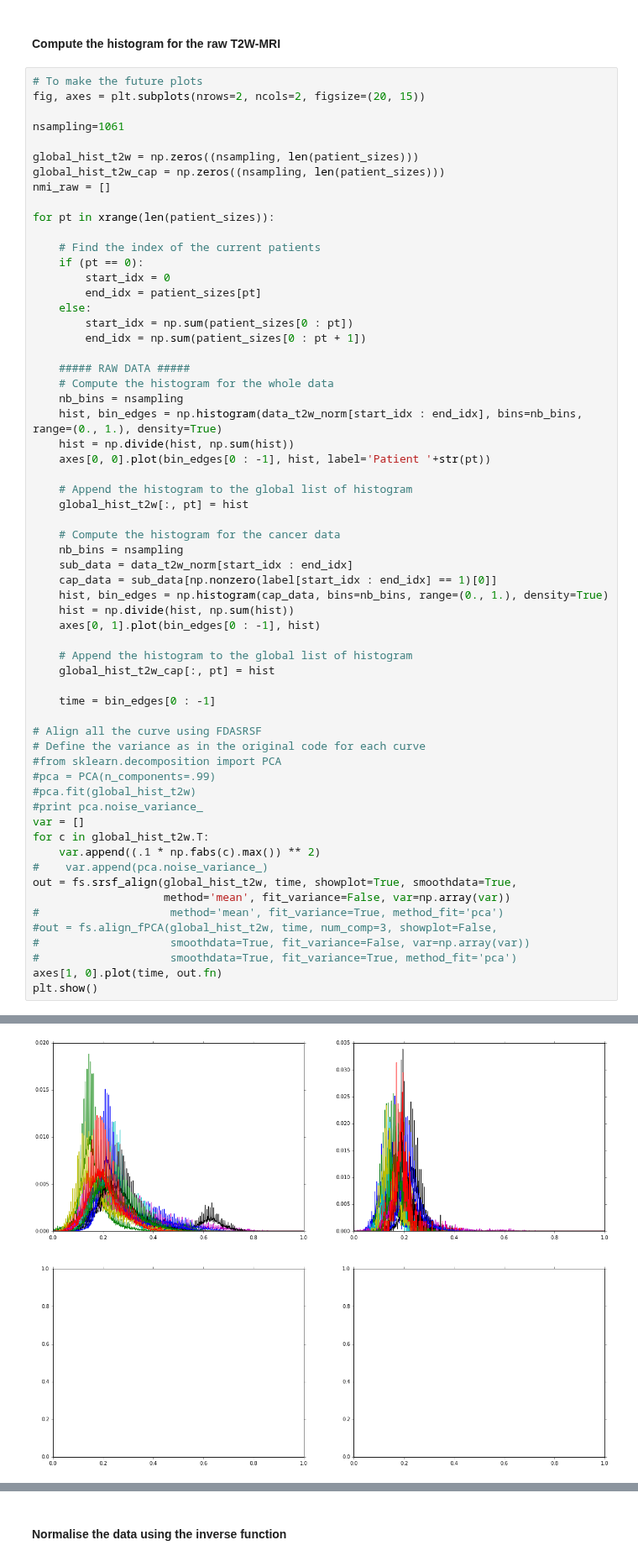
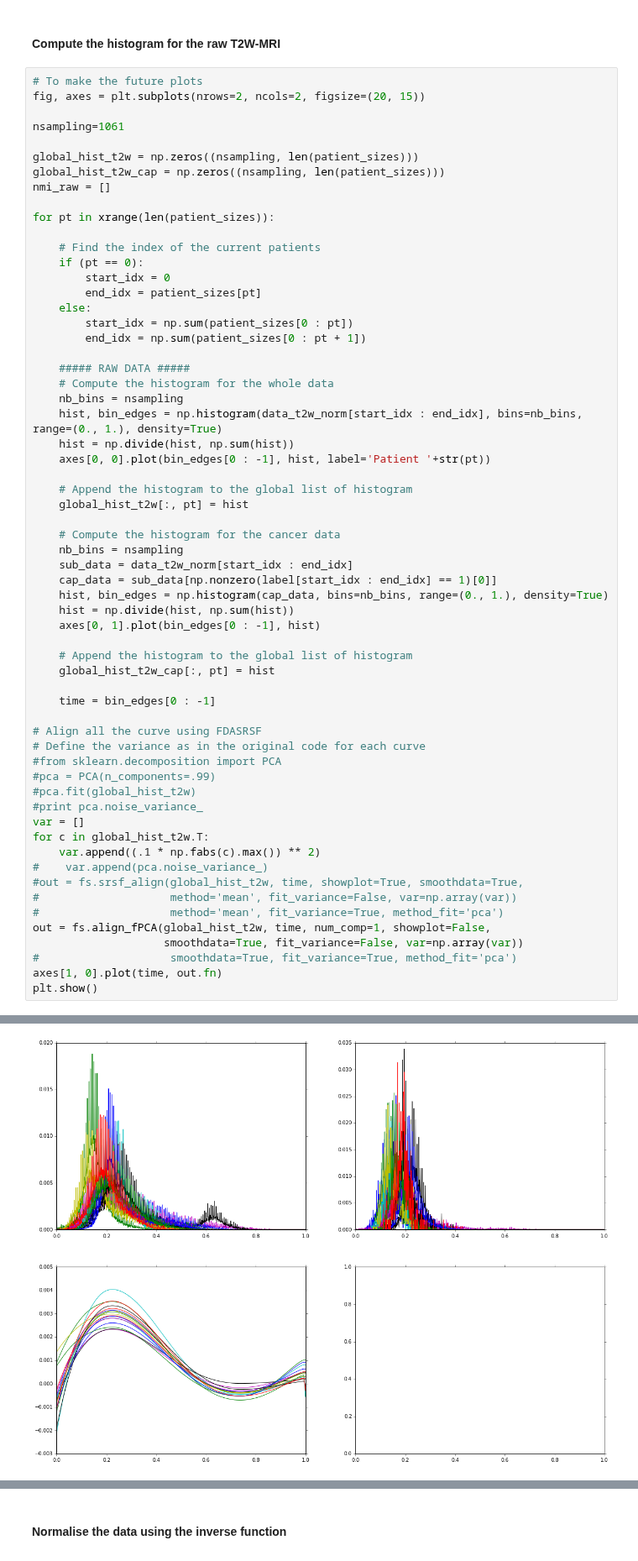
Before and after one commit to I2Cvb/prostate, a Jupyter notebook: notebook/time-warping-normalisation-t2w.ipynb, the cells around one changed output, grey strips where cells are left out. Shown at 84% size. Drawn from its saved outputs; the diff is of its cells as text.

```diff
--- a/notebook/time-warping-normalisation-t2w.ipynb
+++ b/notebook/time-warping-normalisation-t2w.ipynb
@@ -105,11 +104,11 @@ var = []
 for c in global_hist_t2w.T:
     var.append((.1 * np.fabs(c).max()) ** 2)
 #    var.append(pca.noise_variance_)
-out = fs.srsf_align(global_hist_t2w, time, showplot=True, smoothdata=True,
-                    method='mean', fit_variance=False, var=np.array(var))
+#out = fs.srsf_align(global_hist_t2w, time, showplot=True, smoothdata=True,
+#                    method='mean', fit_variance=False, var=np.array(var))
 #                    method='mean', fit_variance=True, method_fit='pca')
-#out = fs.align_fPCA(global_hist_t2w, time, num_comp=3, showplot=False,
-#                    smoothdata=True, fit_variance=False, var=np.array(var))
+out = fs.align_fPCA(global_hist_t2w, time, num_comp=1, showplot=False,
+                    smoothdata=True, fit_variance=False, var=np.array(var))
 #                    smoothdata=True, fit_variance=True, method_fit='pca')
 axes[1, 0].plot(time, out.fn)
 plt.show()
@@ -122 +125 @@ updating step: r=3
-[figure, old version]
+[figure, new version]
```
Also changed, not shown: parts of 3 cells of this notebook, 5 other files.
